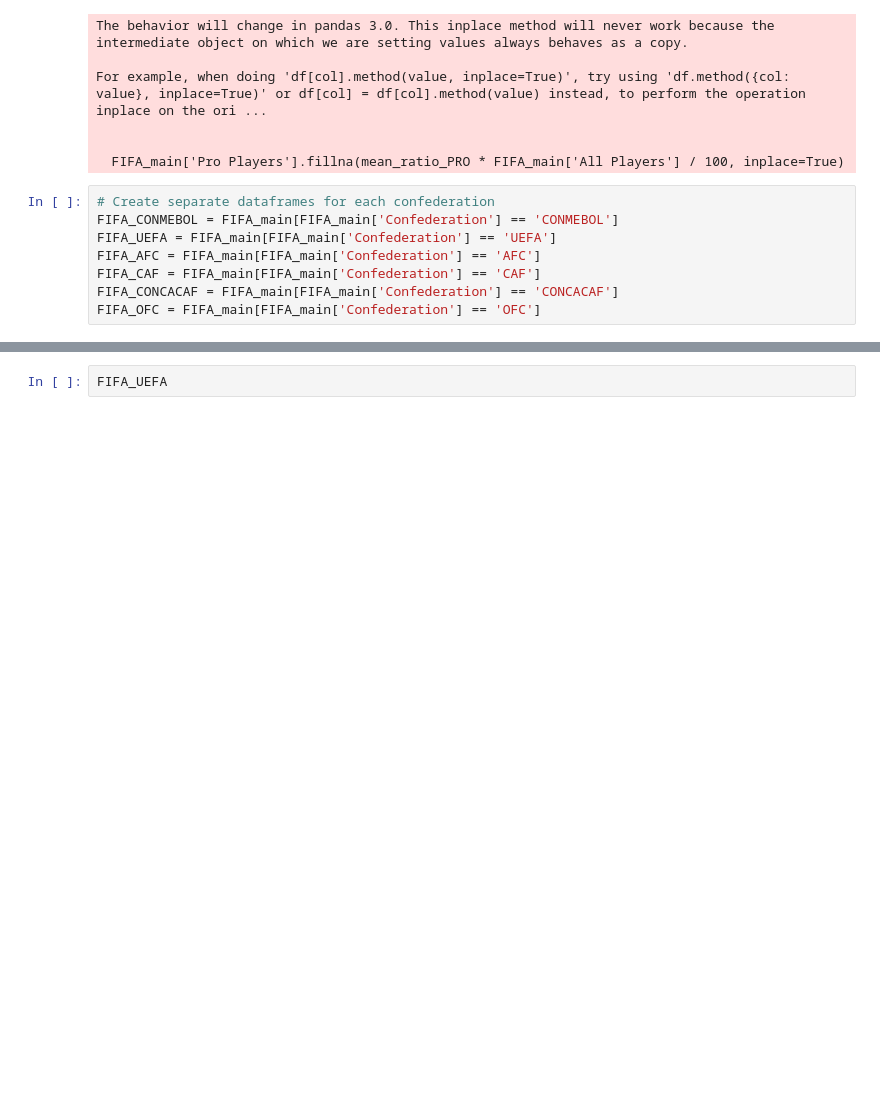
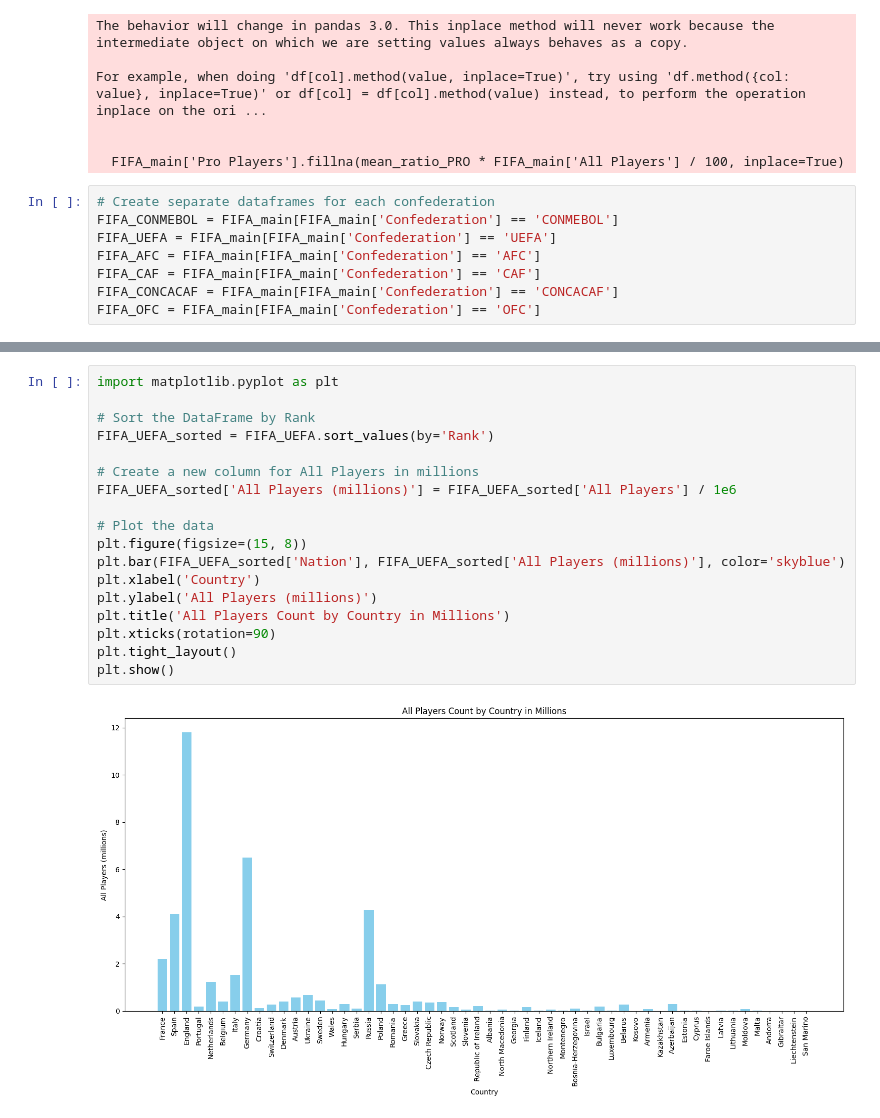
Before and after one commit to Modris12/Project_1, a Jupyter notebook: Main.ipynb, the cells around one changed output, grey strips where cells are left out. Saved outputs shown, nothing was run; the diff lists cells and outputs as text; blank space fills up the shorter version.

```diff
--- a/Main.ipynb
+++ b/Main.ipynb
@@ -602,2 +651,20 @@ FIFA_CONMEBOL['Pro to All ratio (%)'] = FIFA_CONMEBOL['Pro to All ratio (%)'].fi
-# %%
-FIFA_UEFA
+# %%
+import matplotlib.pyplot as plt
+
+# Sort the DataFrame by Rank
+FIFA_UEFA_sorted = FIFA_UEFA.sort_values(by='Rank')
+
+# Create a new column for All Players in millions
+FIFA_UEFA_sorted['All Players (millions)'] = FIFA_UEFA_sorted['All Players'] / 1e6
+
+# Plot the data
+plt.figure(figsize=(15, 8))
+plt.bar(FIFA_UEFA_sorted['Nation'], FIFA_UEFA_sorted['All Players (millions)'], color='skyblue')
+plt.xlabel('Country')
+plt.ylabel('All Players (millions)')
+plt.title('All Players Count by Country in Millions')
+plt.xticks(rotation=90)
+plt.tight_layout()
+plt.show()
+# %% [output]
+[figure, added]
```
Also changed, not shown: parts of 20 cells of this notebook, 3 other files.
